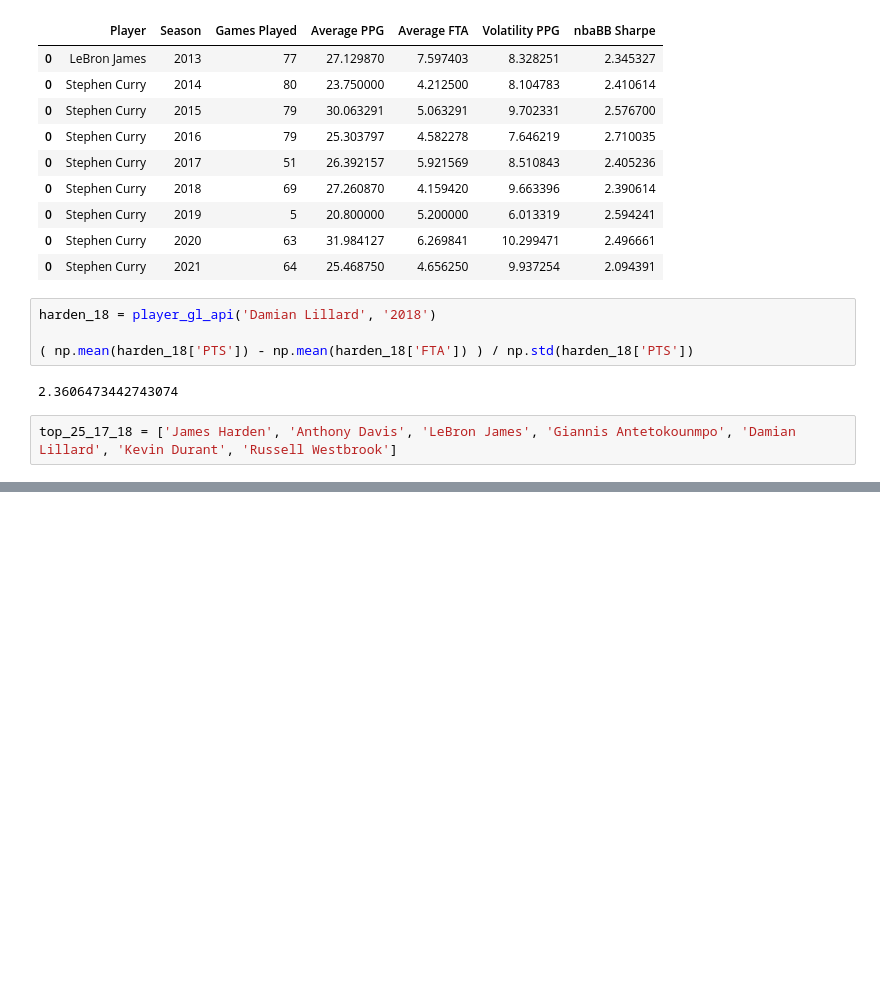
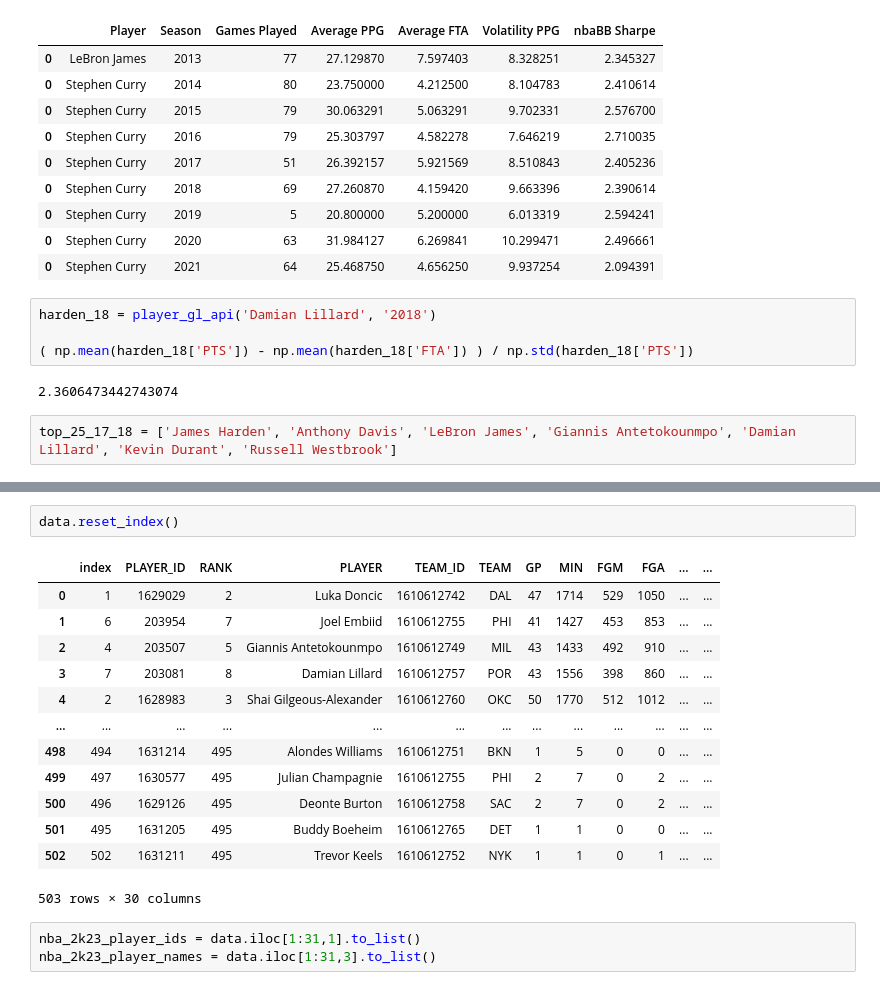
Before and after one commit to kirankrishnamurthi/NBA-Sharpe-Ratios, a Jupyter notebook: nba_sharpe.ipynb, the cells around one changed output, grey strips where cells are left out. Drawn from its saved outputs; the diff is of its cells as text; blank space fills up the shorter version.

```diff
--- a/nba_sharpe.ipynb
+++ b/nba_sharpe.ipynb
@@ -994,0 +1189,19 @@ data.sort_values(by = 'PTS', ascending = False)
+# %%
+data.reset_index()
+# %% [output]
+|  | index | PLAYER_ID | RANK | PLAYER | TEAM_ID | TEAM | GP | MIN | FGM | FGA | ... | ... |
+| 0 | 1 | 1629029 | 2 | Luka Doncic | 1610612742 | DAL | 47 | 1714 | 529 | 1050 | ... | ... |
+| 1 | 6 | 203954 | 7 | Joel Embiid | 1610612755 | PHI | 41 | 1427 | 453 | 853 | ... | ... |
+| 2 | 4 | 203507 | 5 | Giannis Antetokounmpo | 1610612749 | MIL | 43 | 1433 | 492 | 910 | ... | ... |
+| 3 | 7 | 203081 | 8 | Damian Lillard | 1610612757 | POR | 43 | 1556 | 398 | 860 | ... | ... |
+| 4 | 2 | 1628983 | 3 | Shai Gilgeous-Alexander | 1610612760 | OKC | 50 | 1770 | 512 | 1012 | ... | ... |
+| ... | ... | ... | ... | ... | ... | ... | ... | ... | ... | ... | ... | ... |
+| 498 | 494 | 1631214 | 495 | Alondes Williams | 1610612751 | BKN | 1 | 5 | 0 | 0 | ... | ... |
+| 499 | 497 | 1630577 | 495 | Julian Champagnie | 1610612755 | PHI | 2 | 7 | 0 | 2 | ... | ... |
+| 500 | 496 | 1629126 | 495 | Deonte Burton | 1610612758 | SAC | 2 | 7 | 0 | 2 | ... | ... |
+| 501 | 495 | 1631205 | 495 | Buddy Boeheim | 1610612765 | DET | 1 | 1 | 0 | 0 | ... | ... |
+| 502 | 502 | 1631211 | 495 | Trevor Keels | 1610612752 | NYK | 1 | 1 | 0 | 1 | ... | ... |
+503 rows × 30 columns
+# %%
+nba_2k23_player_ids = data.iloc[1:31,1].to_list()
+nba_2k23_player_names = data.iloc[1:31,3].to_list()
```
Also changed, not shown: parts of 16 cells of this notebook, 20 other files.
